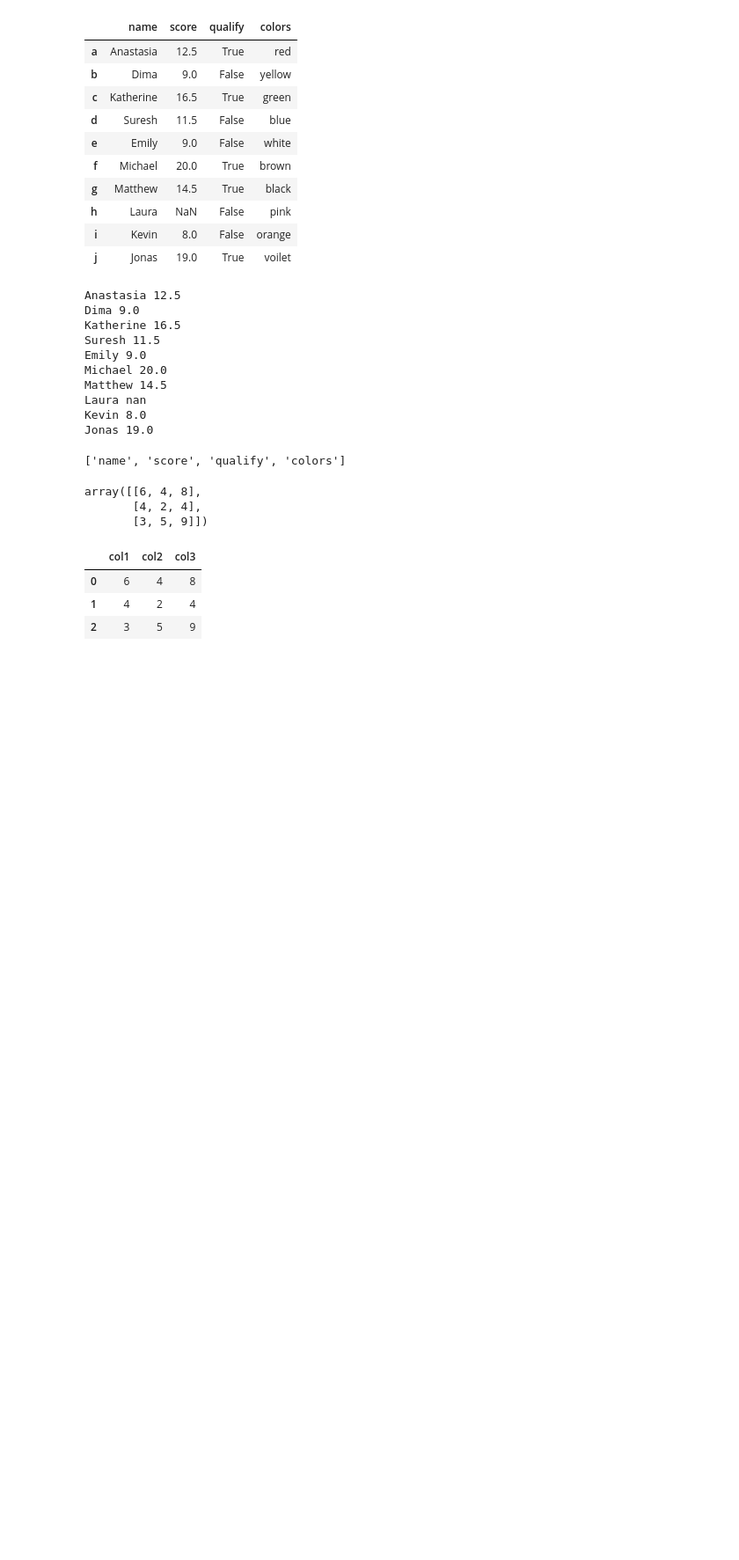
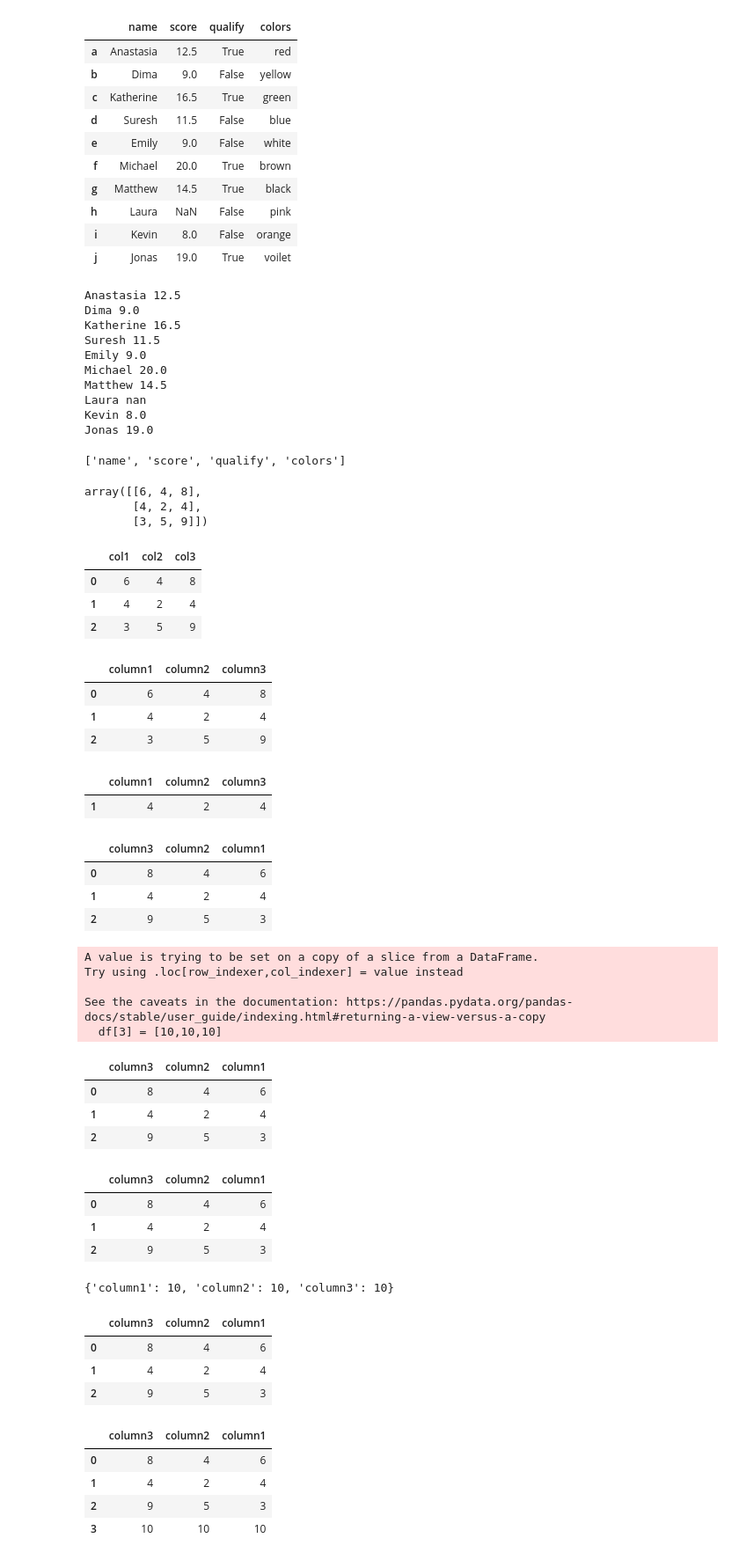
Before and after one commit to GOLISHYAMP/ML_AI, a Jupyter notebook: Jupiter_files/Pandas/PandasDataFrameHandson.ipynb, the cells around one changed output. Shown: that part at 88% size. Saved outputs shown, nothing was run; the diff lists cells and outputs as text; code cells hidden in the pictures; blank space fills up the shorter version.

```diff
--- a/Jupiter_files/Pandas/PandasDataFrameHandson.ipynb
+++ b/Jupiter_files/Pandas/PandasDataFrameHandson.ipynb
@@ -363,0 +366,66 @@ df
+# %%
+df
+# %% [output]
+|  | column1 | column2 | column3 |
+| 0 | 6 | 4 | 8 |
+| 1 | 4 | 2 | 4 |
+| 2 | 3 | 5 | 9 |
+# %%
+df[df['column1'] == 4]
+# %% [output]
+|  | column1 | column2 | column3 |
+| 1 | 4 | 2 | 4 |
+# %%
+df = df[['column3','column2','column1']]
+df
+# %% [output]
+|  | column3 | column2 | column1 |
+| 0 | 8 | 4 | 6 |
+| 1 | 4 | 2 | 4 |
+| 2 | 9 | 5 | 3 |
+# %%
+df[3] = [10,10,10]
+# %% [output]
+A value is trying to be set on a copy of a slice from a DataFrame.
+Try using .loc[row_indexer,col_indexer] = value instead
+
+See the caveats in the documentation: https://pandas.pydata.org/pandas-docs/stable/user_guide/indexing.html#returning-a-view-versus-a-copy
+  df[3] = [10,10,10]
+# %%
+df.drop(3,axis=1,inplace = True)
+# %%
+df
+# %% [output]
+|  | column3 | column2 | column1 |
+| 0 | 8 | 4 | 6 |
+| 1 | 4 | 2 | 4 |
+| 2 | 9 | 5 | 3 |
+# %%
+df1 = {'column1':10,'column2':10,'column3':10}
+df.append(df1,ignore_index=True)
+df
+# %% [output]
+|  | column3 | column2 | column1 |
+| 0 | 8 | 4 | 6 |
+| 1 | 4 | 2 | 4 |
+| 2 | 9 | 5 | 3 |
+# %%
+df1
+# %% [output]
+{'column1': 10, 'column2': 10, 'column3': 10}
+# %%
+df
+# %% [output]
+|  | column3 | column2 | column1 |
+| 0 | 8 | 4 | 6 |
+| 1 | 4 | 2 | 4 |
+| 2 | 9 | 5 | 3 |
+# %%
+df = df.append(df1,ignore_index=True)
+df
+# %% [output]
+|  | column3 | column2 | column1 |
+| 0 | 8 | 4 | 6 |
+| 1 | 4 | 2 | 4 |
+| 2 | 9 | 5 | 3 |
+| 3 | 10 | 10 | 10 |
```
Also changed, not shown: parts of 1 cell of this notebook, 26 other files.
